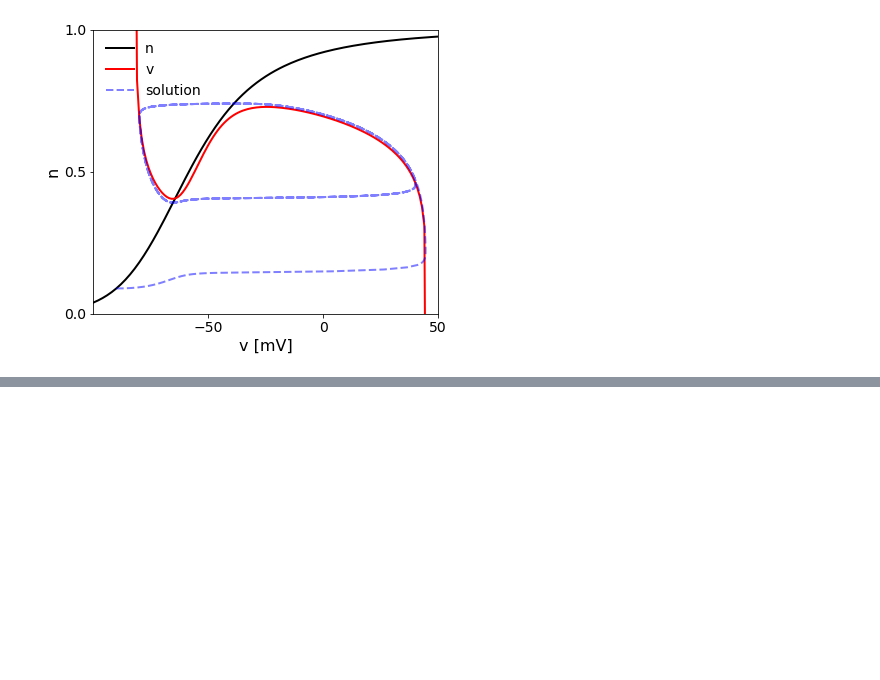
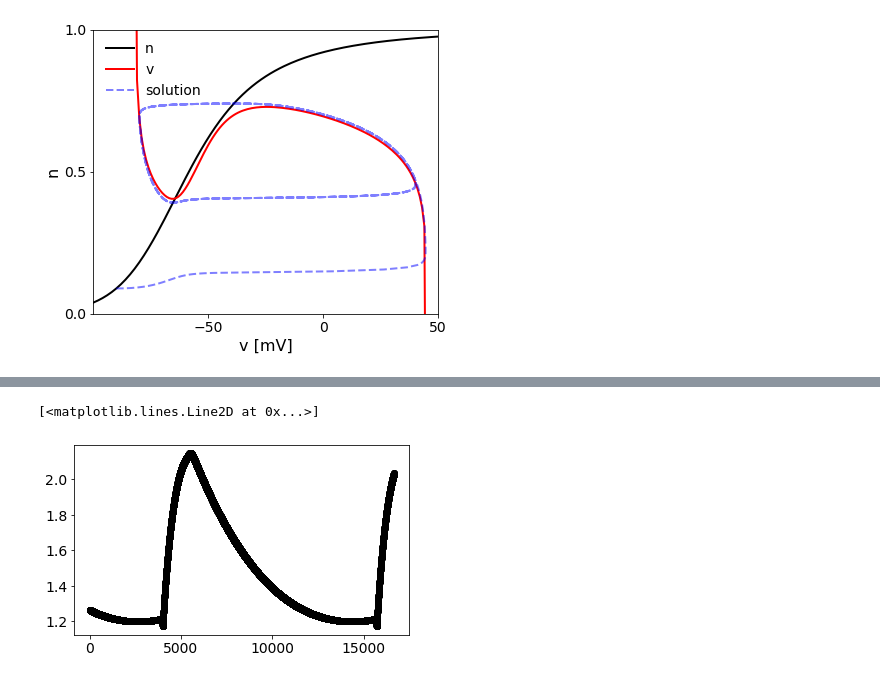
Before and after one commit to Ziaeemehr/mndynamics, a Jupyter notebook: mndynamics/examples/Chap_10.ipynb, the cells around one changed output, grey strips where cells are left out. Cells and saved outputs as stored; diff of their text form; code cells hidden in the pictures; blank space fills up the shorter version.

```diff
--- a/mndynamics/examples/Chap_10.ipynb
+++ b/mndynamics/examples/Chap_10.ipynb
@@ -129,0 +176,5 @@ plt.tight_layout()
+# %%
+plt.plot(speed, "ko")
+# %% [output]
+[<matplotlib.lines.Line2D at 0x...>]
+[figure, added]
```
Also changed, not shown: parts of 2 cells of this notebook, 9 other files.
